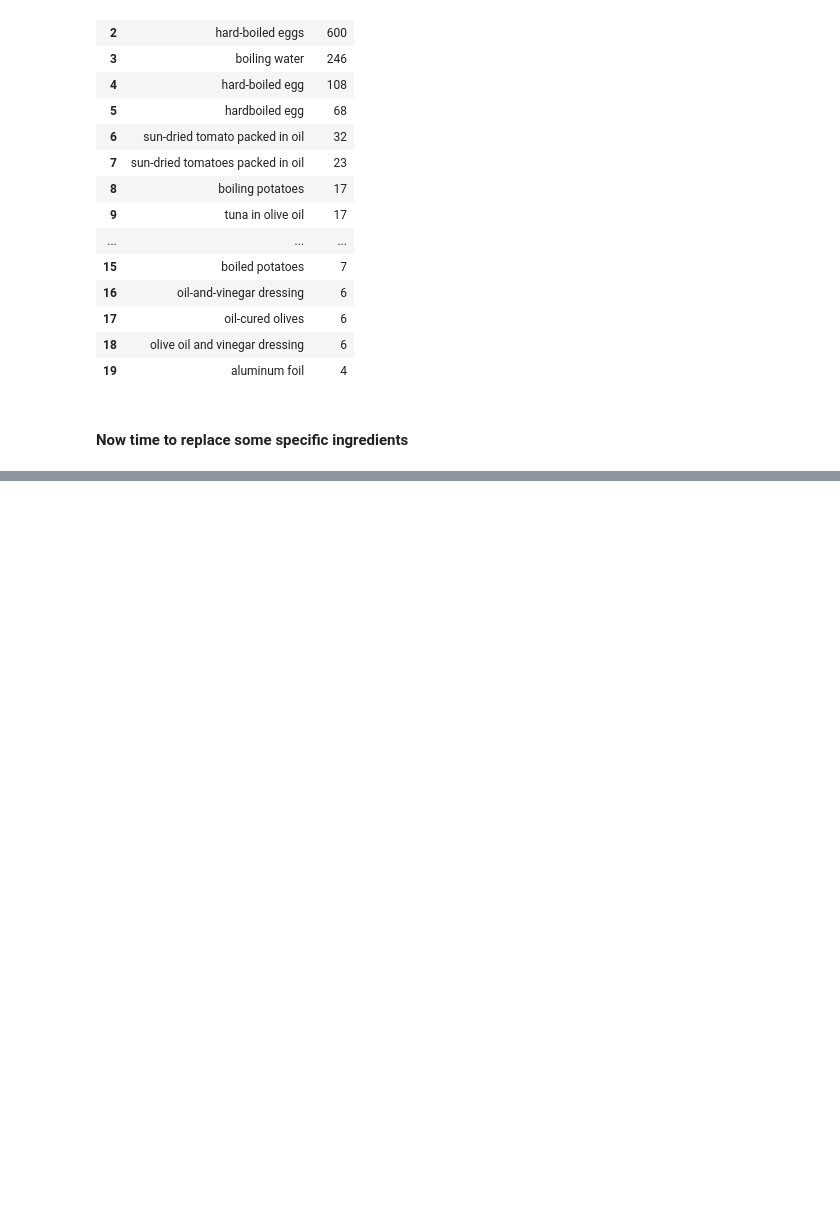
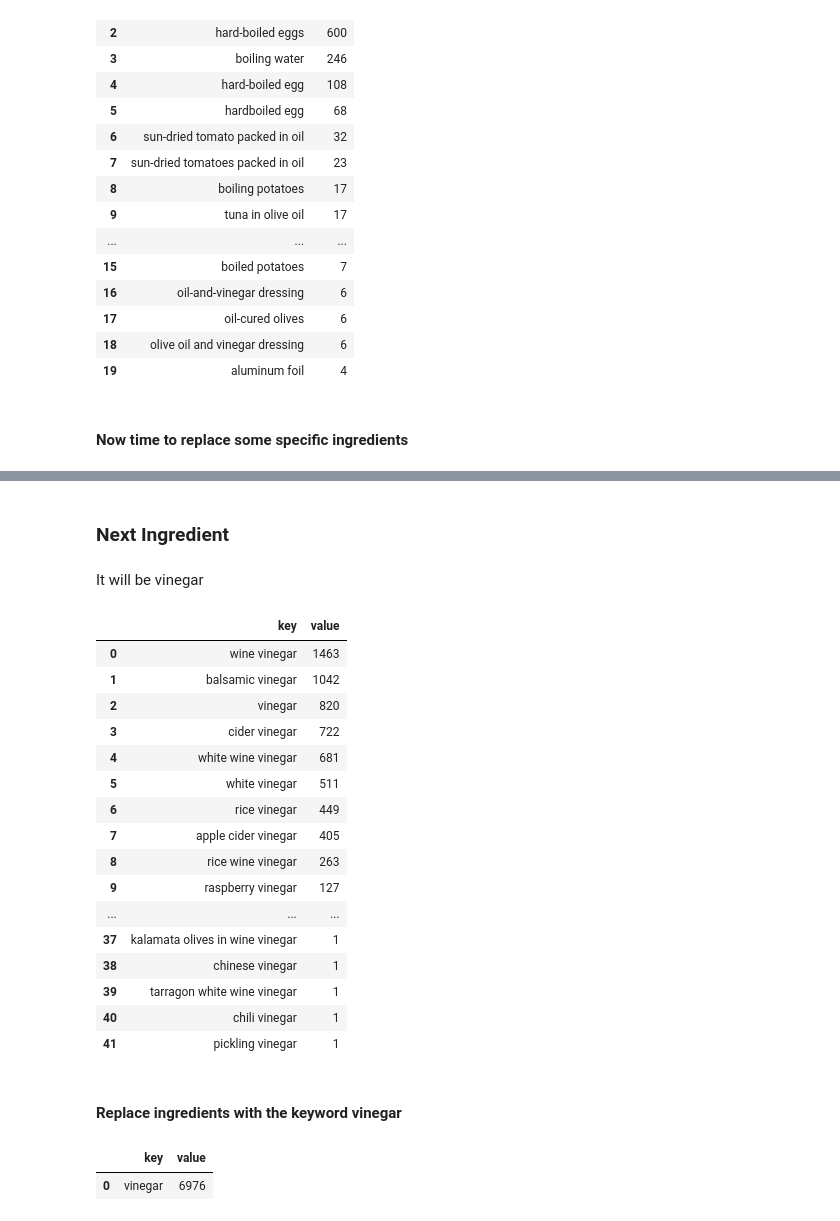
Before and after one commit to PersonalProjects-YassineXHedi/RecipeGenerator, a Jupyter notebook: data_view.ipynb, the cells around one changed output, grey strips where cells are left out. Saved outputs shown, nothing was run; the diff lists cells and outputs as text; code cells hidden in the pictures; blank space fills up the shorter version.

Commit message:
filtered more ingredients

```diff
--- a/data_view.ipynb
+++ b/data_view.ipynb
@@ -412,0 +421,47 @@ elem_and_count_df.head(45)
+# %% [markdown]
+### Next Ingredient
+# %% [markdown]
+It will be vinegar
+# %%
+ingredients_with_keywords = get_all_diff_ingredients_with_keyword_df('vinegar',df_7)
+
+elem_and_count_dict = elem_counter_list(ingredients_with_keywords)
+
+elem_and_count_df = pd.DataFrame(list(elem_and_count_dict.items()), columns=['key', 'value'])
+
+elem_and_count_df.head(250)
+# %% [output]
+|  | key | value |
+| 0 | wine vinegar | 1463 |
+| 1 | balsamic vinegar | 1042 |
+| 2 | vinegar | 820 |
+| 3 | cider vinegar | 722 |
+| 4 | white wine vinegar | 681 |
+| 5 | white vinegar | 511 |
+| 6 | rice vinegar | 449 |
+| 7 | apple cider vinegar | 405 |
+| 8 | rice wine vinegar | 263 |
+| 9 | raspberry vinegar | 127 |
+| ... | ... | ... |
+| 37 | kalamata olives in wine vinegar | 1 |
+| 38 | chinese vinegar | 1 |
+| 39 | tarragon white wine vinegar | 1 |
+| 40 | chili vinegar | 1 |
+| 41 | pickling vinegar | 1 |
+# %% [markdown]
+#### Replace ingredients with the keyword vinegar
+# %%
+keywords = ['vinegar']
+exceptions = []
+df_7 = replace_df_ingredients_with_keywords(keywords, exceptions, df_6)
+
+ingredients_with_keywords = get_all_diff_ingredients_with_keyword_df('vinegar',df_7)
+
+elem_and_count_dict = elem_counter_list(ingredients_with_keywords)
+
+elem_and_count_df = pd.DataFrame(list(elem_and_count_dict.items()), columns=['key', 'value'])
+
+elem_and_count_df.head(45)
+# %% [output]
+|  | key | value |
+| 0 | vinegar | 6976 |
```
Also changed, not shown: parts of 24 cells of this notebook.
